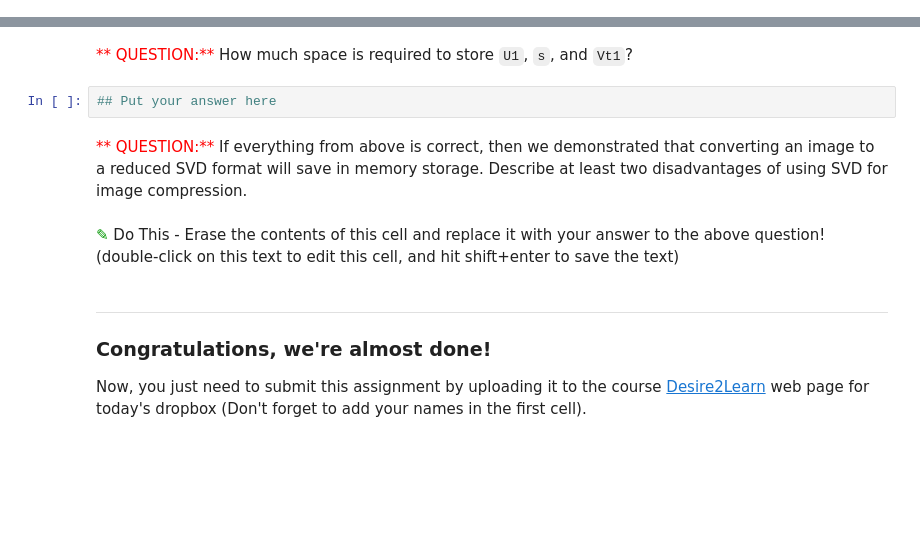
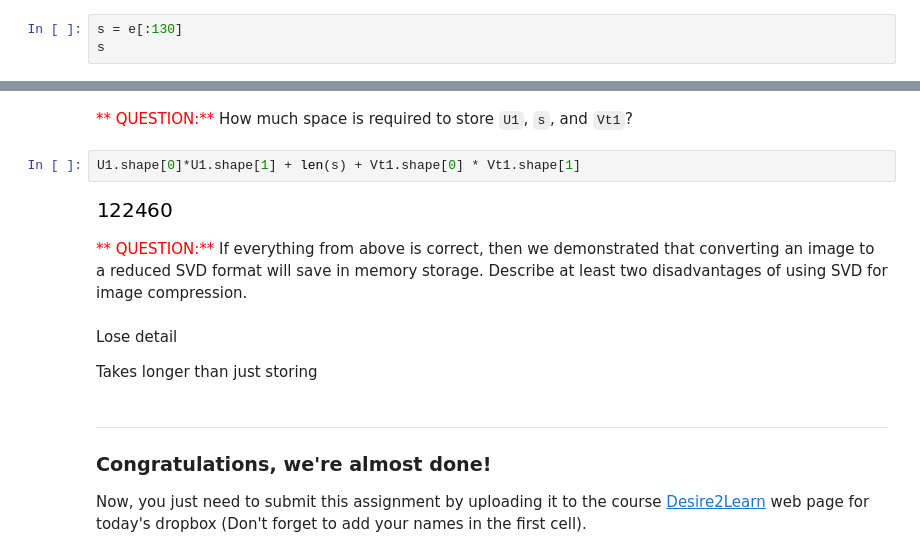
Before and after one commit to nicwigs/314, a Jupyter notebook: inclass/16-SVD-in-class-assignment.ipynb, the cells around one changed output, grey strips where cells are left out. Saved outputs shown, nothing was run; the diff lists cells and outputs as text; blank space fills up the shorter version.

````diff
--- a/inclass/16-SVD-in-class-assignment.ipynb
+++ b/inclass/16-SVD-in-class-assignment.ipynb
@@ -122,0 +164,3 @@ We are now going to make a new image but only keep the $N$ biggest singular valu
+# %%
+s = e[:130]
+s
@@ -186,11 +268,15 @@ plt.imshow(I, cmap='gray')
 # %% [markdown]
 <font color=red>** QUESTION:**</font> How much space is required to store ```U1```, ```s```, and ```Vt1```?
-# %%
-## Put your answer here
+# %%
+U1.shape[0]*U1.shape[1] + len(s) + Vt1.shape[0] * Vt1.shape[1]
+# %% [output]
+[figure, added]
 # %% [markdown]
 <font color=red>** QUESTION:**</font> If everything from above is correct, then we demonstrated that converting an image to a reduced SVD format will save in memory storage. Describe at least two disadvantages of using SVD for image compression.
-# %% [markdown]
-<font size=8 color="#009600">&#9998;</font> Do This - Erase the contents of this cell and replace it with your answer to the above question!  (double-click on this text to edit this cell, and hit shift+enter to save the text)
+# %% [markdown]
+Lose detail
+
+Takes longer than just storing
 # %% [markdown]
 -----
 ### Congratulations, we're almost done!
````
Also changed, not shown: parts of 27 cells of this notebook, 1 other file.
